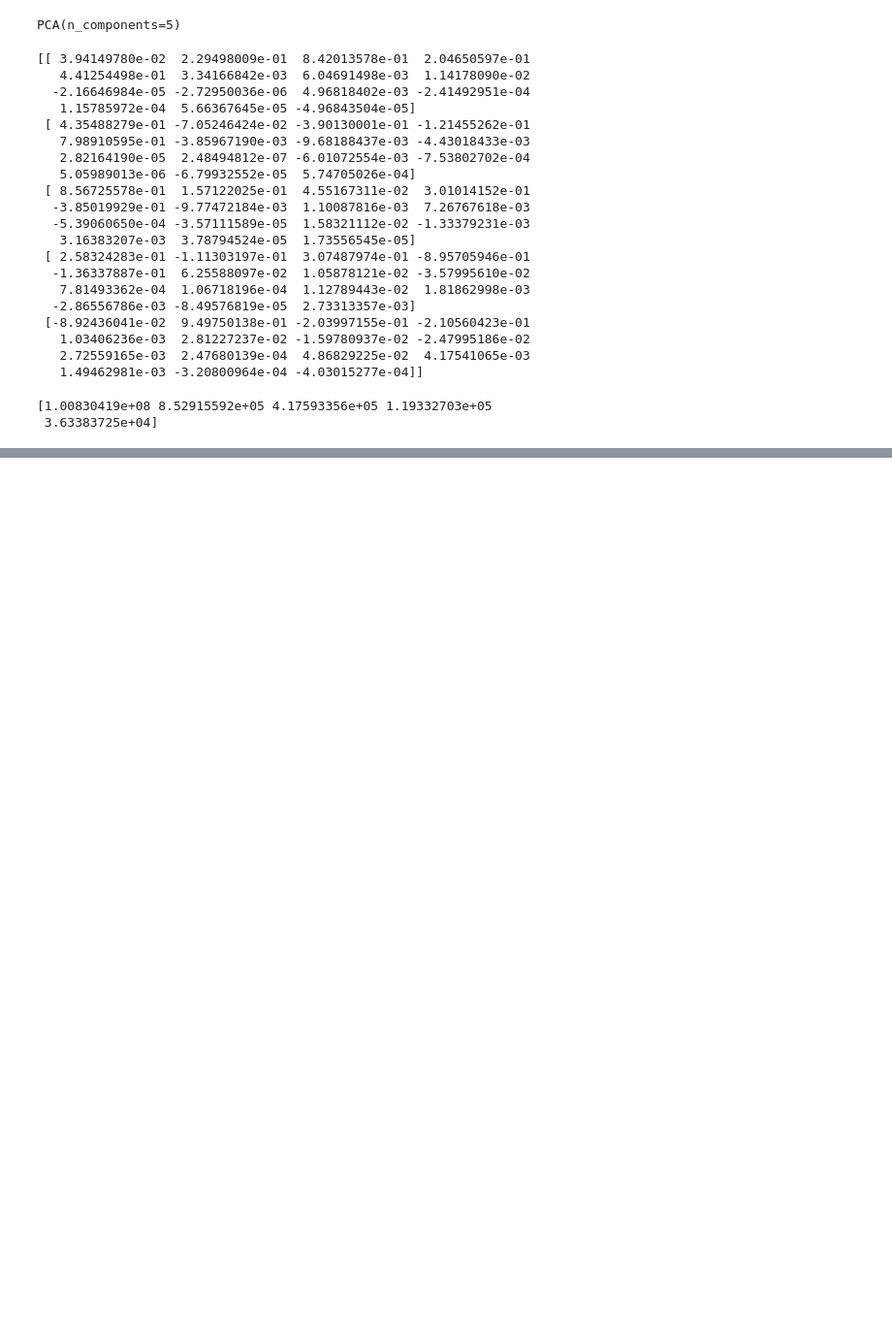
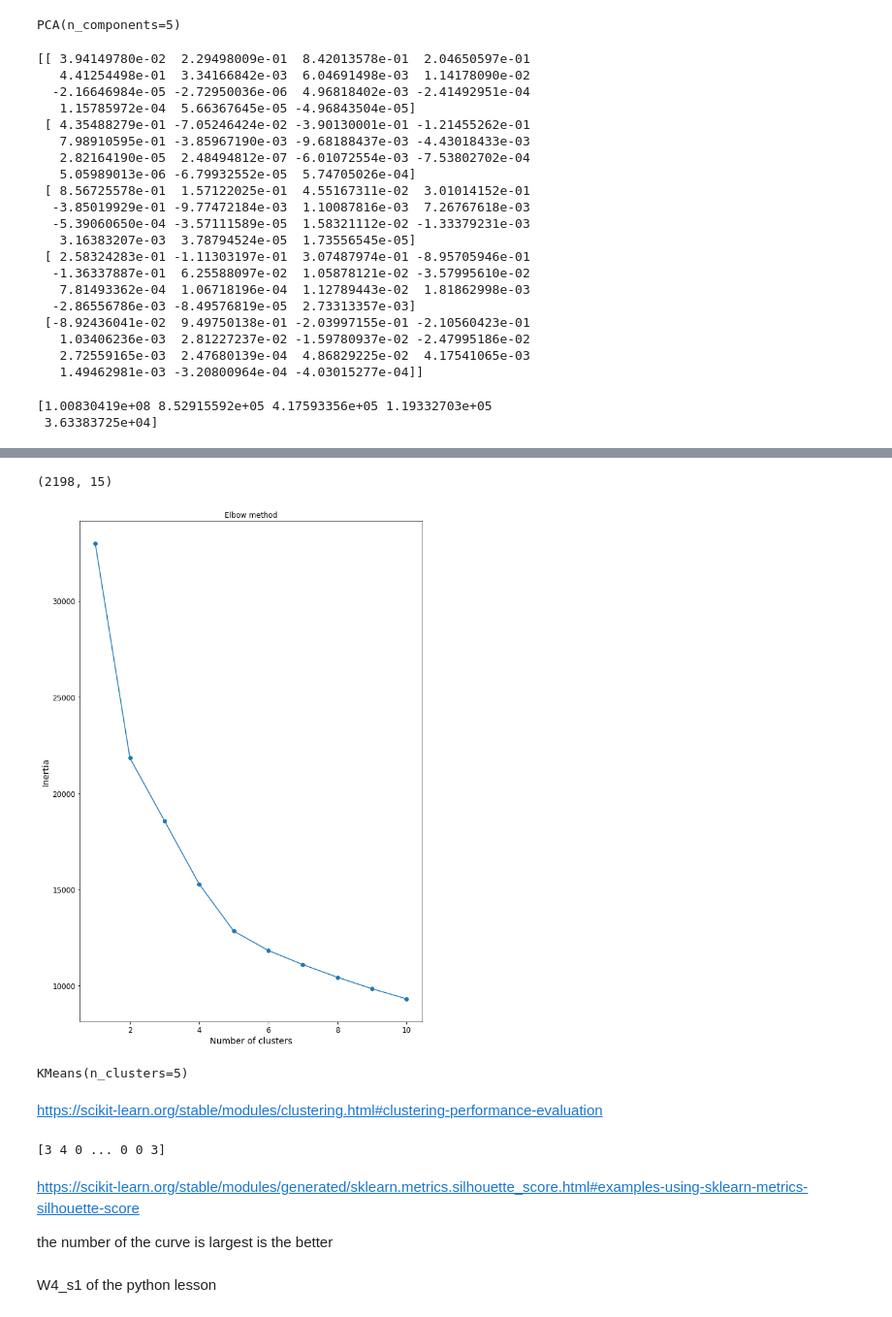
Before and after one commit to axellebersier/2022_ML_EES, a Jupyter notebook: project/datadescrp.ipynb, the cells around one changed output, grey strips where cells are left out. Shown at 97% size. Saved outputs shown, nothing was run; the diff lists cells and outputs as text; code cells hidden in the pictures; blank space fills up the shorter version.

```diff
--- a/project/datadescrp.ipynb
+++ b/project/datadescrp.ipynb
@@ -215,0 +210,4 @@ def draw_vector(v0, v1, ax=None):
+# %%
+scaler = StandardScaler()
+stdf1 = scaler.fit_transform(df1)
+print(stdf1)
@@ -215,0 +228,43 @@ def draw_vector(v0, v1, ax=None):
+# %%
+stdf1.shape
+# %% [output]
+(2198, 15)
+# %%
+from sklearn.cluster import KMeans
+
+
+inertias = []
+
+for i in range(1,11):
+    kmeans = KMeans(n_clusters=i)
+    kmeans.fit(stdf1)
+    inertias.append(kmeans.inertia_)
+
+plt.plot(range(1,11), inertias, marker='o')
+plt.title('Elbow method')
+plt.xlabel('Number of clusters')
+plt.ylabel('Inertia')
+plt.show()
+# %% [output]
+[figure, added]
+# %%
+kmeans = KMeans(n_clusters=5)
+kmeans.fit(stdf1)
+print(kmeans)
+#plt.scatter(x, y, c=kmeans.labels_)
+#plt.show()
+# %% [output]
+KMeans(n_clusters=5)
+# %% [markdown]
+https://scikit-learn.org/stable/modules/clustering.html#clustering-performance-evaluation
+# %%
+y_pred = kmeans.predict(stdf1)
+print(y_pred)
+# %% [output]
+[3 4 0 ... 0 0 3]
+# %% [markdown]
+https://scikit-learn.org/stable/modules/generated/sklearn.metrics.silhouette_score.html#examples-using-sklearn-metrics-silhouette-score
+
+the number of the curve is largest is the better
+# %% [markdown]
+W4_s1 of the python lesson
```
Also changed, not shown: parts of 5 cells of this notebook.
